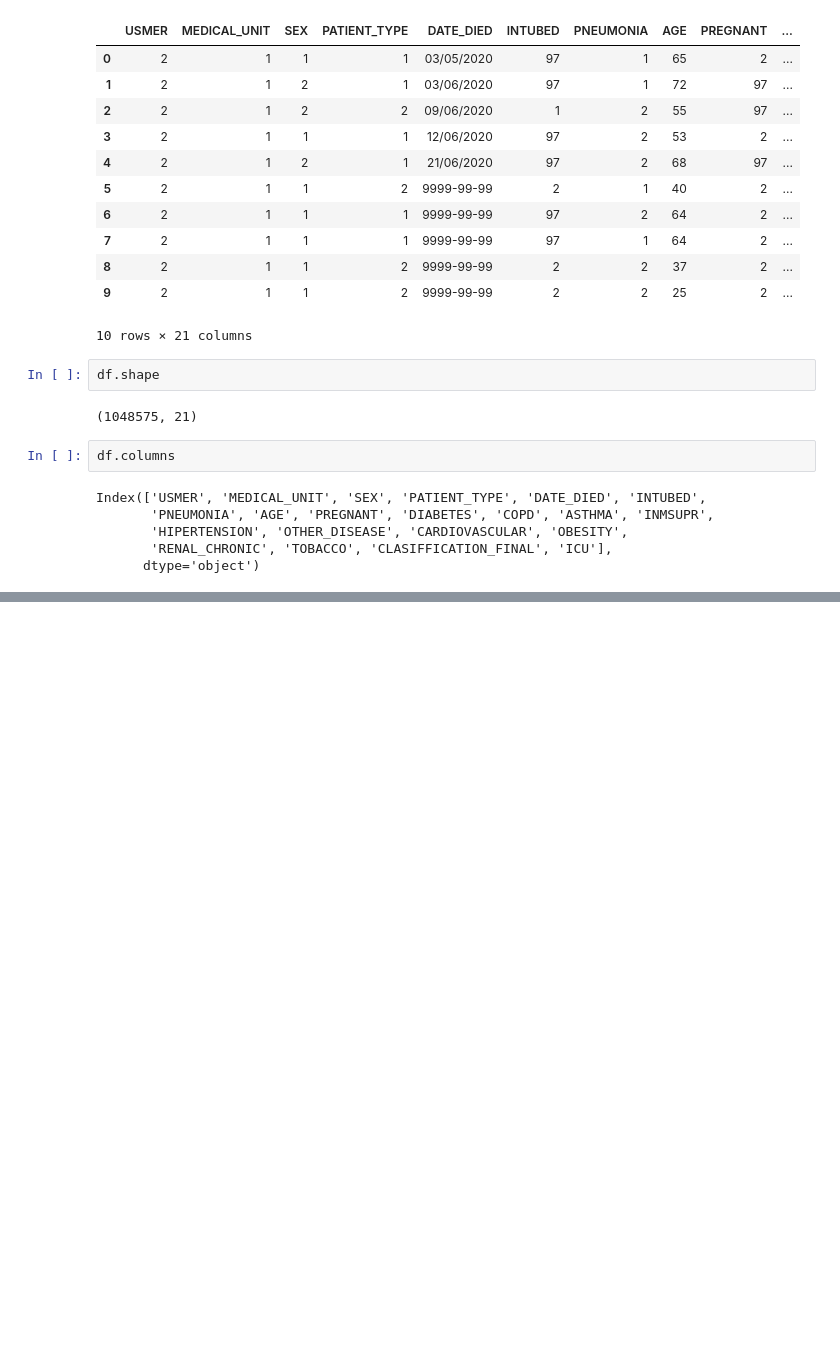
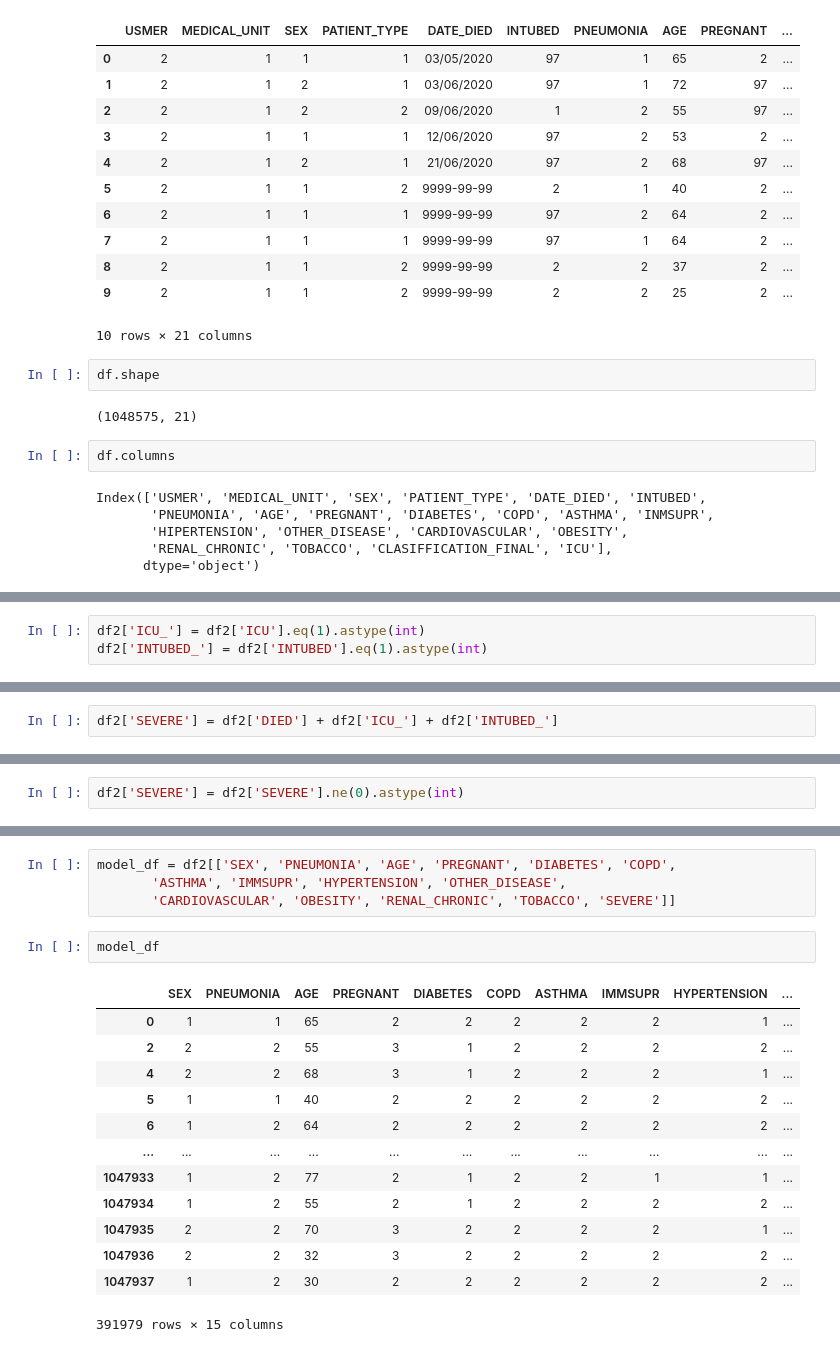
Before and after one commit to timk11/zk-covid, a Jupyter notebook: data/covid_data.ipynb, the cells around one changed output, grey strips where cells are left out. Cells and saved outputs as stored; diff of their text form; blank space fills up the shorter version.

```diff
--- a/data/covid_data.ipynb
+++ b/data/covid_data.ipynb
@@ -125,0 +225,3 @@ ICU :
+# %%
+df2['ICU_'] = df2['ICU'].eq(1).astype(int)
+df2['INTUBED_'] = df2['INTUBED'].eq(1).astype(int)
@@ -125,0 +239,2 @@ ICU :
+# %%
+df2['SEVERE'] = df2['DIED'] + df2['ICU_'] + df2['INTUBED_']
@@ -125,0 +247,2 @@ ICU :
+# %%
+df2['SEVERE'] = df2['SEVERE'].ne(0).astype(int)
@@ -125,0 +289,20 @@ ICU :
+# %%
+model_df = df2[['SEX', 'PNEUMONIA', 'AGE', 'PREGNANT', 'DIABETES', 'COPD',
+       'ASTHMA', 'IMMSUPR', 'HYPERTENSION', 'OTHER_DISEASE',
+       'CARDIOVASCULAR', 'OBESITY', 'RENAL_CHRONIC', 'TOBACCO', 'SEVERE']]
+# %%
+model_df
+# %% [output]
+|  | SEX | PNEUMONIA | AGE | PREGNANT | DIABETES | COPD | ASTHMA | IMMSUPR | HYPERTENSION | ... |
+| 0 | 1 | 1 | 65 | 2 | 2 | 2 | 2 | 2 | 1 | ... |
+| 2 | 2 | 2 | 55 | 3 | 1 | 2 | 2 | 2 | 2 | ... |
+| 4 | 2 | 2 | 68 | 3 | 1 | 2 | 2 | 2 | 1 | ... |
+| 5 | 1 | 1 | 40 | 2 | 2 | 2 | 2 | 2 | 2 | ... |
+| 6 | 1 | 2 | 64 | 2 | 2 | 2 | 2 | 2 | 2 | ... |
+| ... | ... | ... | ... | ... | ... | ... | ... | ... | ... | ... |
+| 1047933 | 1 | 2 | 77 | 2 | 1 | 2 | 2 | 1 | 1 | ... |
+| 1047934 | 1 | 2 | 55 | 2 | 1 | 2 | 2 | 2 | 2 | ... |
+| 1047935 | 2 | 2 | 70 | 3 | 2 | 2 | 2 | 2 | 1 | ... |
+| 1047936 | 2 | 2 | 32 | 3 | 2 | 2 | 2 | 2 | 2 | ... |
+| 1047937 | 1 | 2 | 30 | 2 | 2 | 2 | 2 | 2 | 2 | ... |
+391979 rows × 15 columns
```
Also changed, not shown: parts of 21 cells of this notebook, 2 other files.
